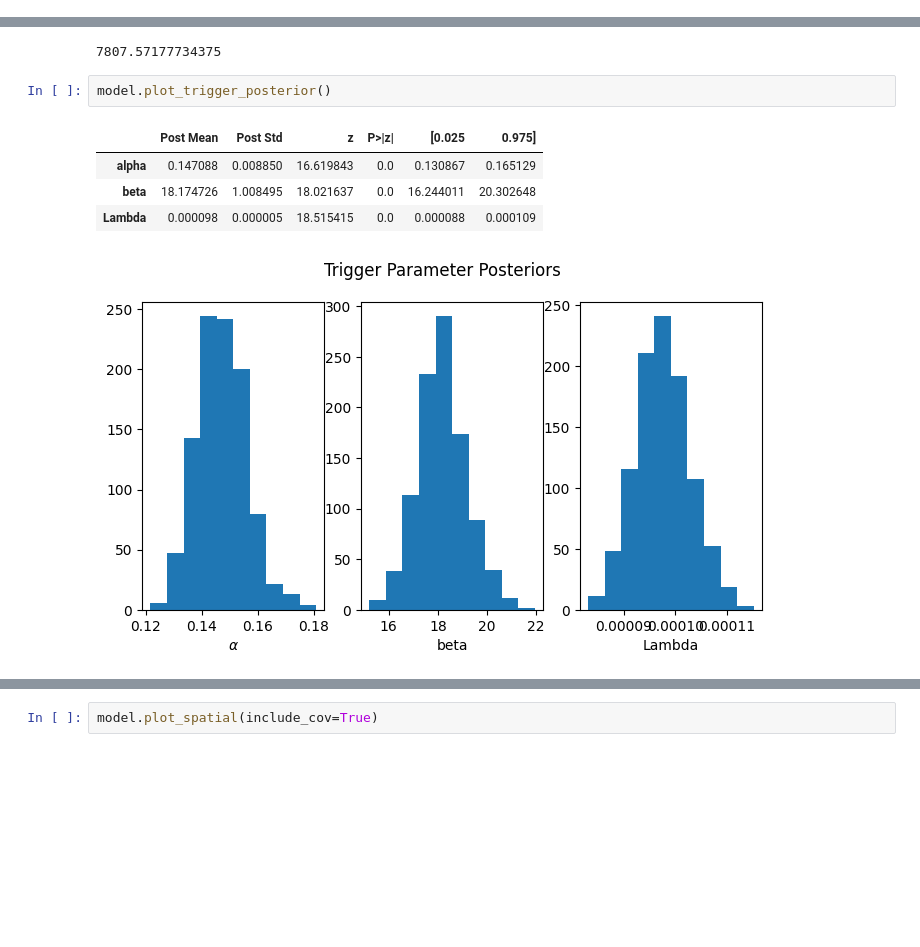
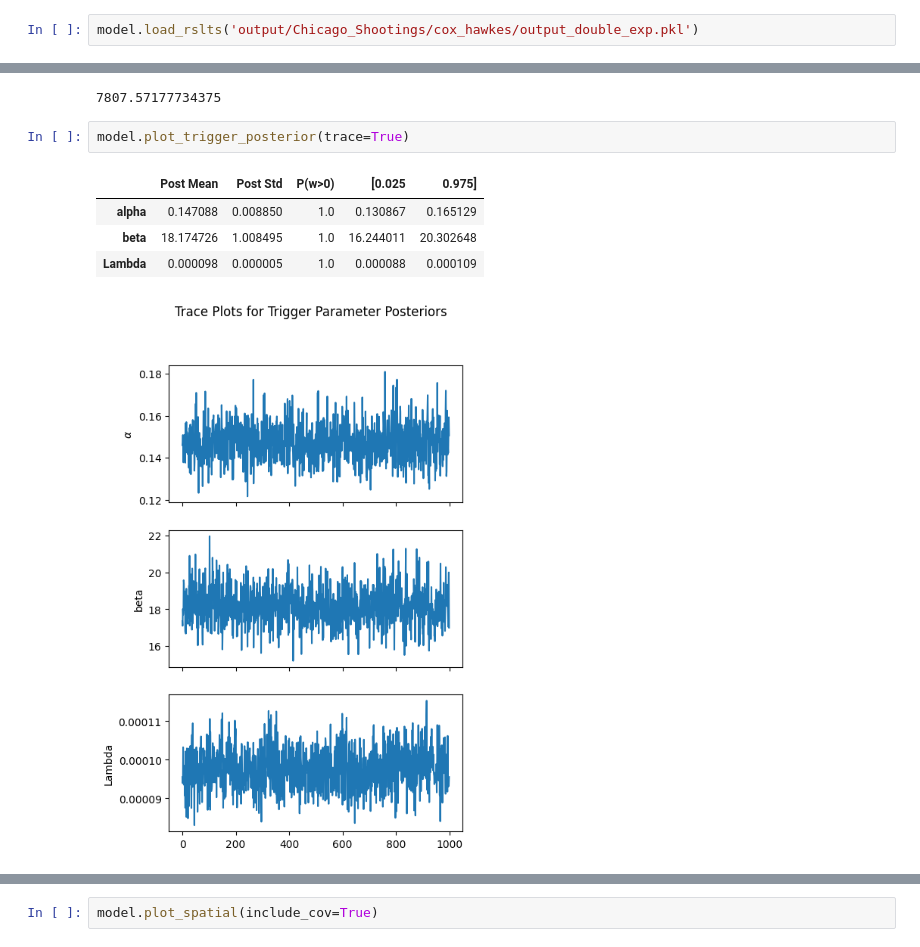
Before and after one commit to imanring/BSTPP, a Jupyter notebook: demo.ipynb, the cells around one changed output, grey strips where cells are left out. Cells and saved outputs as stored; diff of their text form; blank space fills up the shorter version.

```diff
--- a/demo.ipynb
+++ b/demo.ipynb
@@ -147,6 +136,8 @@ SVI elapsed time: 1331.333906173706
 [figure]
 # %%
 model.save_rslts('output/Chicago_Shootings/cox_hawkes/output_double_exp.pkl')
+# %%
+model.load_rslts('output/Chicago_Shootings/cox_hawkes/output_double_exp.pkl')
 # %%
 model.expected_AIC()
 # %% [output]
@@ -156,13 +147,13 @@ model.log_expected_likelihood(data['events_2023'])
 # %% [output]
 7807.57177734375
 # %%
-model.plot_trigger_posterior()
+model.plot_trigger_posterior(trace=True)
 # %% [output]
-|  | Post Mean | Post Std | z | P>|z| | [0.025 | 0.975] |
-| alpha | 0.147088 | 0.008850 | 16.619843 | 0.0 | 0.130867 | 0.165129 |
-| beta | 18.174726 | 1.008495 | 18.021637 | 0.0 | 16.244011 | 20.302648 |
-| Lambda | 0.000098 | 0.000005 | 18.515415 | 0.0 | 0.000088 | 0.000109 |
+|  | Post Mean | Post Std | P(w>0) | [0.025 | 0.975] |
+| alpha | 0.147088 | 0.008850 | 1.0 | 0.130867 | 0.165129 |
+| beta | 18.174726 | 1.008495 | 1.0 | 16.244011 | 20.302648 |
+| Lambda | 0.000098 | 0.000005 | 1.0 | 0.000088 | 0.000109 |
-[figure, old version]
+[figure, new version]
 # %%
 model.plot_trigger_time_decay()
 # %% [output]
```
Also changed, not shown: parts of 19 cells of this notebook, 2 other files.
